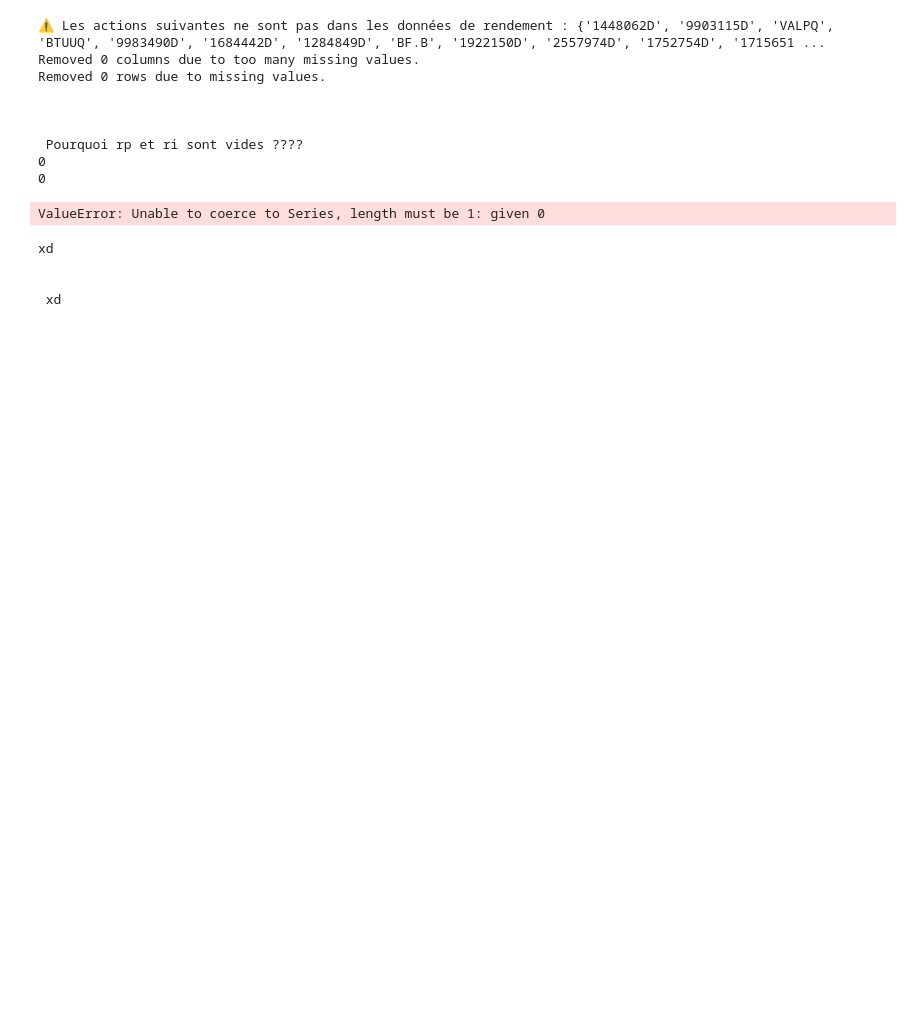
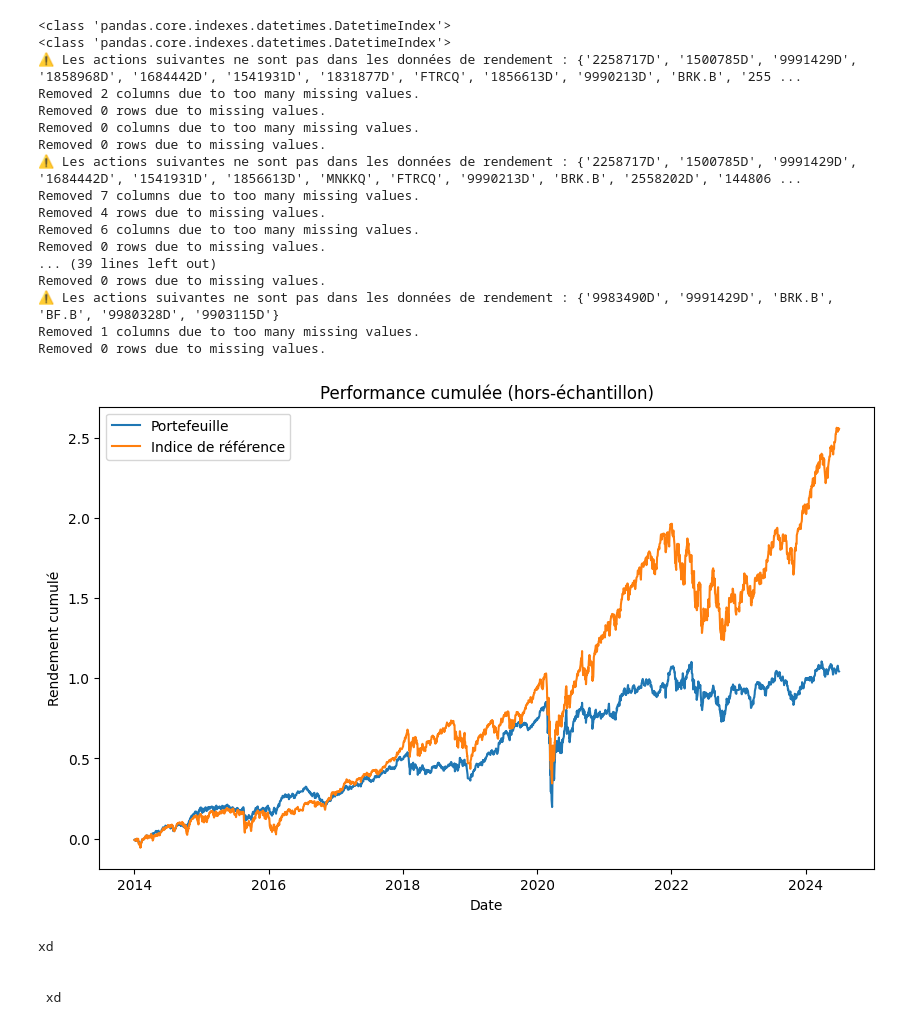
Before and after one commit to aubejay22/Index_Tracking, a Jupyter notebook: analyses_resultats.ipynb, the cells around one changed output. Drawn from its saved outputs; the diff is of its cells as text; code cells hidden in the pictures; blank space fills up the shorter version.

```diff
--- a/analyses_resultats.ipynb
+++ b/analyses_resultats.ipynb
@@ -7,6 +8,6 @@ import matplotlib as plt
 import pickle
 # %%
-filepath = 'results/portfolio_sp500_lagrange_full_30.json'
+filepath = 'results/portfolio_sp500_lagrange_ours_30.json'
 with open(filepath, 'rb') as f:
     portfolios = pickle.load(f)
 print(portfolios)
@@ -15,11 +16,10 @@ print(portfolios)
 # %%
-
 
 args = Namespace()
 args.index = 'sp500'
 args.data_path = 'financial_data'
 args.result_path = 'results'
-args.solution_name = 'lagrange_full'
+args.solution_name = 'lagrange_ours'
 args.rebalancing = 6
 args.start_date = '2014-01-02'
 args.end_date = '2025-01-02'
@@ -34,55 +34,80 @@ n = len(dates)
 
 rendements_portefeuille = []
 rendements_indice = []
 index_dates = []
 
 for i in range(n - 1):  # On va jusqu'à n-1 car on a besoin de t et t+1
     start_date = dates[i]
     end_date = dates[i + 1] - pd.tseries.offsets.BDay(1)  # veille du prochain rebalance
 
     # Extraire rendements entre deux rebalancements
     universe.new_universe(start_date, end_date, training=False)
     window_returns = universe.get_stocks_returns()
-    weights = list(portfolios[start_date].values())
+    weights_dict = portfolios[start_date]
 
-    # Produit matriciel : rendements du portefeuille
-    rp = (window_returns @ weights)
-    ri = universe.get_index_returns()
 
-    print(f"\n \n \n Pourquoi rp et ri sont vides ????")
-    print(len(rp))
-    print(len(ri))
-    rendements_portefeuille += rp
+    rendements_journaliers = []
+
+    # Parcourir chaque date
+    for date in window_returns.index:
+        rendement_jour = 0
+        for stock, weight in weights_dict.items():
+            if stock in window_returns.columns:
+                r = window_returns.at[date, stock]
+
+                rendement_jour += weight * r
+        rendements_journaliers.append(rendement_jour)
+
+    ri = universe.get_index_returns().iloc[:, 0].tolist()
+
+    rendements_portefeuille += rendements_journaliers
     rendements_indice += ri
     index_dates += list(window_returns.index)
 
 # Construire les séries temporelles
 rendements_portefeuille = pd.Series(rendements_portefeuille, index=index_dates)
 rendements_indice = pd.Series(rendements_indice, index=index_dates)
 
 # Cumuler les rendements
 rendements_cumules_portefeuille = (rendements_portefeuille + 1).cumprod() -1
 rendements_cumules_indice = (rendements_indice + 1).cumprod() - 1
 
 # Tracer
-ax = rendements_cumules_portefeuille.plot(label="Portefeuille")
-rendements_cumules_indice.plot(ax=ax, label="Indice de référence", linestyle='--')
-ax.set_title("Performance cumulée (hors-échantillon)")
-ax.set_ylabel("Rendement cumulé")
-ax.legend()
-plt.grid(True)
+plt.figure(figsize=(10, 6))  # Taille du graphique
+
+# Tracer les deux courbes
+plt.plot(rendements_cumules_portefeuille, label="Portefeuille")
+plt.plot(rendements_cumules_indice, label="Indice de référence")
+
+# Ajouter des titres et des labels
+plt.title("Performance cumulée (hors-échantillon)")
+plt.xlabel("Date")
+plt.ylabel("Rendement cumulé")
+
+# Afficher la légende et la grille
+plt.legend()
+
+# Afficher le graphique
 plt.show()
 # %% [output]
-⚠️ Les actions suivantes ne sont pas dans les données de rendement : {'1448062D', '9903115D', 'VALPQ', 'BTUUQ', '9983490D', '1684442D', '1284849D', 'BF.B', '1922150D', '2557974D', '1752754D', '1715651 ...
+<class 'pandas.core.indexes.datetimes.DatetimeIndex'>
+<class 'pandas.core.indexes.datetimes.DatetimeIndex'>
+⚠️ Les actions suivantes ne sont pas dans les données de rendement : {'2258717D', '1500785D', '9991429D', '1858968D', '1684442D', '1541931D', '1831877D', 'FTRCQ', '1856613D', '9990213D', 'BRK.B', '255 ...
+Removed 2 columns due to too many missing values.
+Removed 0 rows due to missing values.
 Removed 0 columns due to too many missing values.
 Removed 0 rows due to missing values.
-
-
-
- Pourquoi rp et ri sont vides ????
-0
-0
+⚠️ Les actions suivantes ne sont pas dans les données de rendement : {'2258717D', '1500785D', '9991429D', '1684442D', '1541931D', '1856613D', 'MNKKQ', 'FTRCQ', '9990213D', 'BRK.B', '2558202D', '144806 ...
+Removed 7 columns due to too many missing values.
+Removed 4 rows due to missing values.
+Removed 6 columns due to too many missing values.
+Removed 0 rows due to missing values.
+... (39 lines left out)
+Removed 0 rows due to missing values.
+⚠️ Les actions suivantes ne sont pas dans les données de rendement : {'9983490D', '9991429D', 'BRK.B', 'BF.B', '9980328D', '9903115D'}
+Removed 1 columns due to too many missing values.
+Removed 0 rows due to missing values.
-ValueError: Unable to coerce to Series, length must be 1: given 0
+[figure, added]
 # %%
 # %% [output]
 xd
```
Also changed, not shown: parts of 2 cells of this notebook, 4 other files.
